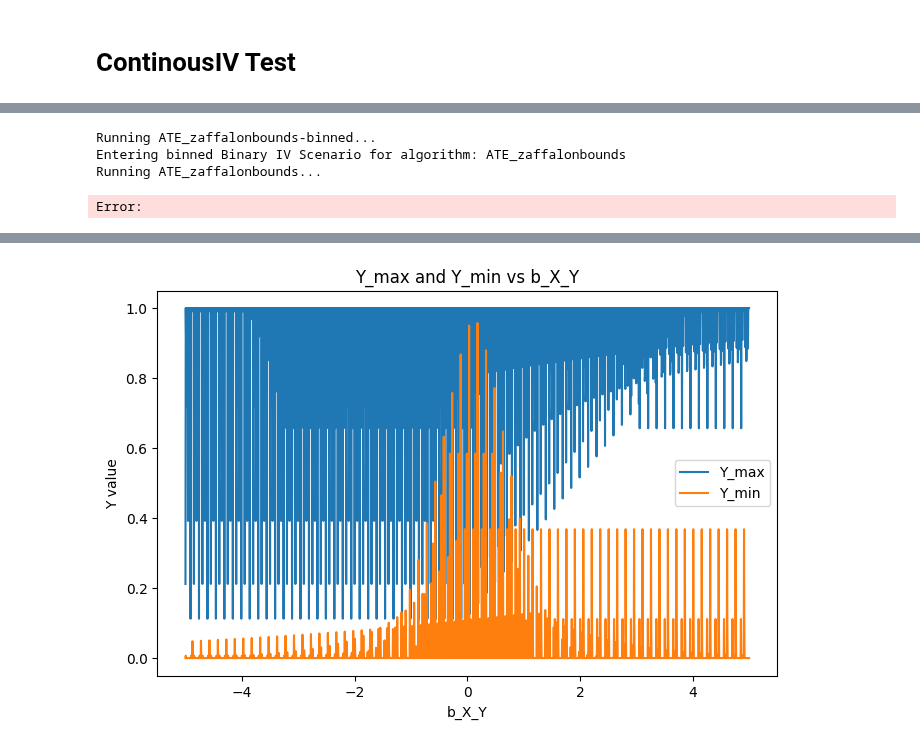
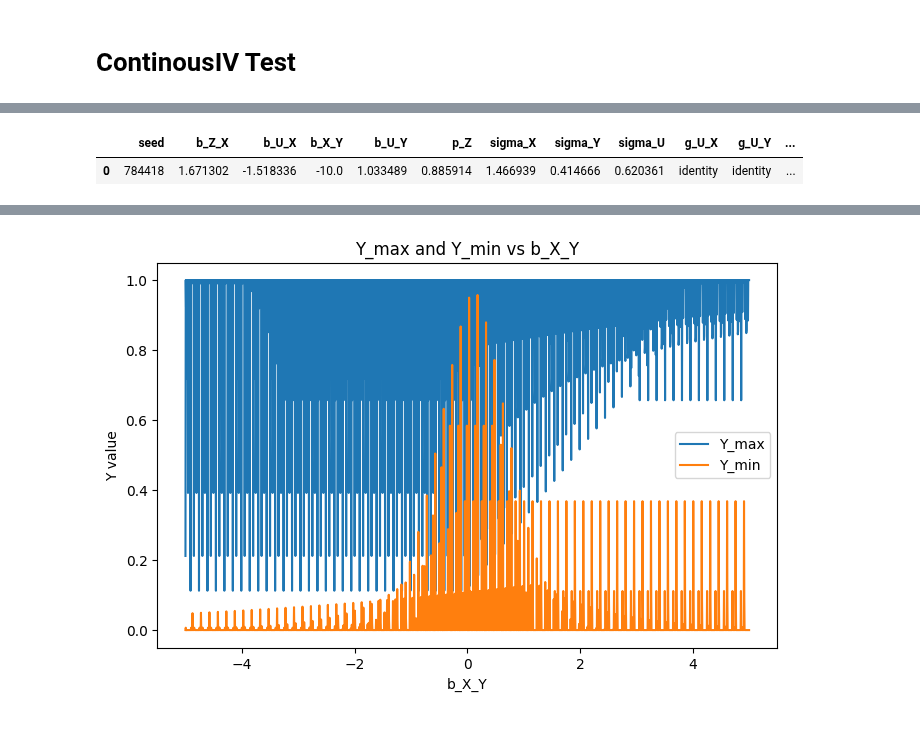
Before and after one commit to tmaringgele/causal-bounds, a Jupyter notebook: simulation_engine/test.ipynb, the cells around one changed output, grey strips where cells are left out. Saved outputs shown, nothing was run; the diff lists cells and outputs as text; code cells hidden in the pictures.

```diff
--- a/simulation_engine/test.ipynb
+++ b/simulation_engine/test.ipynb
@@ -59,17 +59,15 @@ PlottingUtil.plot_ate_pns(data,window=30)
 # %%
 data = ContinuousIV.run_rolling_b_X_Y_simulations(
-        b_range=(-2, 5), N_points=1, replications=1, n=500,                               )
+        b_range=(-10, 10), N_points=1, replications=1, n=500,
+        allowed_functions=['identity'])
 
 algs = ['ATE_zaffalonbounds-binned']
 contIV = ContinuousIV('IV Dag', data)
-contIV.run(algs)
-# contIV.binaryIV.data
-contIV.data
+# contIV.run(algs)
+contIV
 # %% [output]
-Running ATE_zaffalonbounds-binned...
-Entering binned Binary IV Scenario for algorithm: ATE_zaffalonbounds
-Running ATE_zaffalonbounds...
-Error:
+|  | seed | b_Z_X | b_U_X | b_X_Y | b_U_Y | p_Z | sigma_X | sigma_Y | sigma_U | g_U_X | g_U_Y | ... |
+| 0 | 784418 | 1.671302 | -1.518336 | -10.0 | 1.033489 | 0.885914 | 1.466939 | 0.414666 | 0.620361 | identity | identity | ... |
 # %%
 algs = contIV.get_algorithms('ATE')
 PlottingUtil.print_bound_statistics_table(contIV.data, algs)
```
Also changed, not shown: parts of 2 cells of this notebook, 6 other files.
